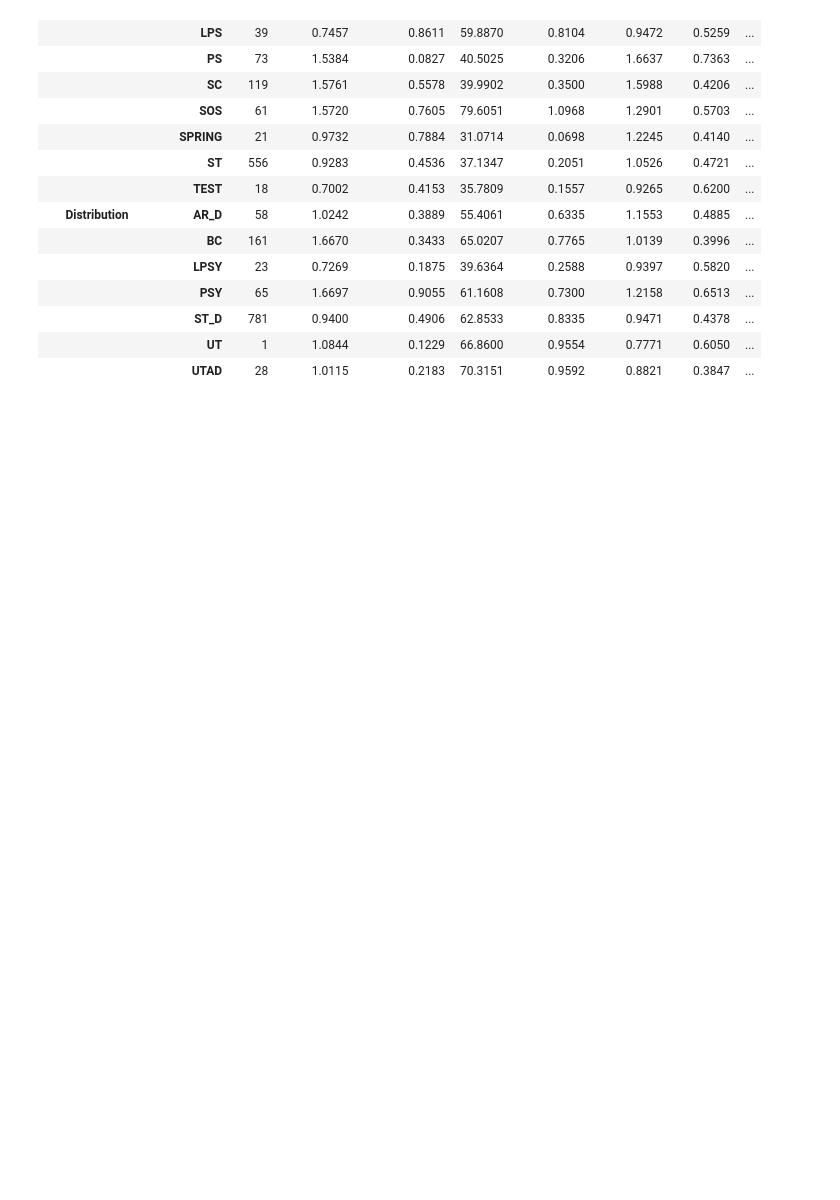
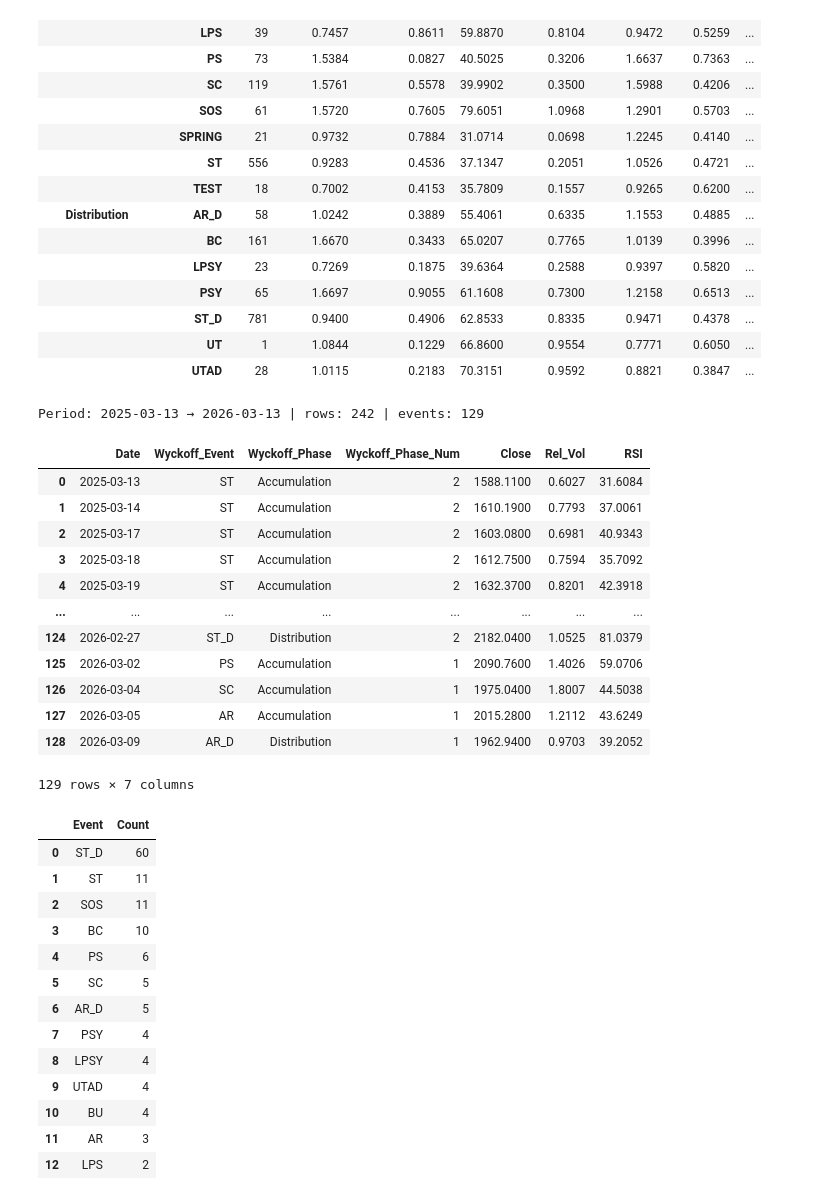
Before and after one commit to hilmanyusoh/stock_pattern, a Jupyter notebook: model/wyckoff_ml.ipynb, the cells around one changed output. Saved outputs shown, nothing was run; the diff lists cells and outputs as text; code cells hidden in the pictures; blank space fills up the shorter version.

```diff
--- a/model/wyckoff_ml.ipynb
+++ b/model/wyckoff_ml.ipynb
@@ -991,7 +991,7 @@ Complete Wyckoff Event Statistics
 # %%
 # เลือกช่วงเวลา (สามารถเปลี่ยนได้: '1y', '1m', '10d')
 period_days = {'1y': 365, '1m': 30, '10d': 10}
-selected_period = '1m'  # เปลี่ยนเป็น '1m' หรือ '10d' ได้
+selected_period = '1y'  # เปลี่ยนเป็น '1m' หรือ '10d' ได้
 days = period_days[selected_period]
 
 # ช่วงเวลา (จากวันที่ล่าสุดใน df)
@@ -1055,30 +1055,59 @@ for ev, grp_ev in df_ev_period.groupby('Wyckoff_Event'):
             size=8,  # ลดขนาด marker ให้เล็กกว่า candlestick
             color=colors.get(grp_ev['Wyckoff_Phase'].iloc[0], 'white'),
             line=dict(width=1, color='white')
         ),
         text=grp_ev['Wyckoff_Event'],
         textposition='top center',
         hovertemplate=(
             '<b>%{text}</b><br>' +
             'Date: %{x|%Y-%m-%d}<br>' +
             'Close: %{customdata[0]:.2f}<br>' +
             'Rel_Vol: %{customdata[1]:.2f}<br>' +
             'RSI: %{customdata[2]:.2f}<extra></extra>'
         ),
         customdata=np.stack((grp_ev['Close'], grp_ev['Rel_Vol'], grp_ev['RSI']), axis=1),
         name=f'Event {ev}',
         showlegend=False
     ))
 
 fig.update_layout(
     title=f'Wyckoff Events ({selected_period}) - SET100',
     xaxis_title='Date',
     yaxis_title='Price',
     template='plotly_dark',
     legend=dict(orientation='h', yanchor='bottom', y=1.02, xanchor='right', x=1),
     hovermode='x unified',
     height=800,
     width=1400
 )
 
 fig.show()
+# %% [output]
+Period: 2025-03-13 → 2026-03-13 | rows: 242 | events: 129
+|  | Date | Wyckoff_Event | Wyckoff_Phase | Wyckoff_Phase_Num | Close | Rel_Vol | RSI |
+| 0 | 2025-03-13 | ST | Accumulation | 2 | 1588.1100 | 0.6027 | 31.6084 |
+| 1 | 2025-03-14 | ST | Accumulation | 2 | 1610.1900 | 0.7793 | 37.0061 |
+| 2 | 2025-03-17 | ST | Accumulation | 2 | 1603.0800 | 0.6981 | 40.9343 |
+| 3 | 2025-03-18 | ST | Accumulation | 2 | 1612.7500 | 0.7594 | 35.7092 |
+| 4 | 2025-03-19 | ST | Accumulation | 2 | 1632.3700 | 0.8201 | 42.3918 |
+| ... | ... | ... | ... | ... | ... | ... | ... |
+| 124 | 2026-02-27 | ST_D | Distribution | 2 | 2182.0400 | 1.0525 | 81.0379 |
+| 125 | 2026-03-02 | PS | Accumulation | 1 | 2090.7600 | 1.4026 | 59.0706 |
+| 126 | 2026-03-04 | SC | Accumulation | 1 | 1975.0400 | 1.8007 | 44.5038 |
+| 127 | 2026-03-05 | AR | Accumulation | 1 | 2015.2800 | 1.2112 | 43.6249 |
+| 128 | 2026-03-09 | AR_D | Distribution | 1 | 1962.9400 | 0.9703 | 39.2052 |
+129 rows × 7 columns
+|  | Event | Count |
+| 0 | ST_D | 60 |
+| 1 | ST | 11 |
+| 2 | SOS | 11 |
+| 3 | BC | 10 |
+| 4 | PS | 6 |
+| 5 | SC | 5 |
+| 6 | AR_D | 5 |
+| 7 | PSY | 4 |
+| 8 | LPSY | 4 |
+| 9 | UTAD | 4 |
+| 10 | BU | 4 |
+| 11 | AR | 3 |
+| 12 | LPS | 2 |
```
Also changed, not shown: 1 other file.
